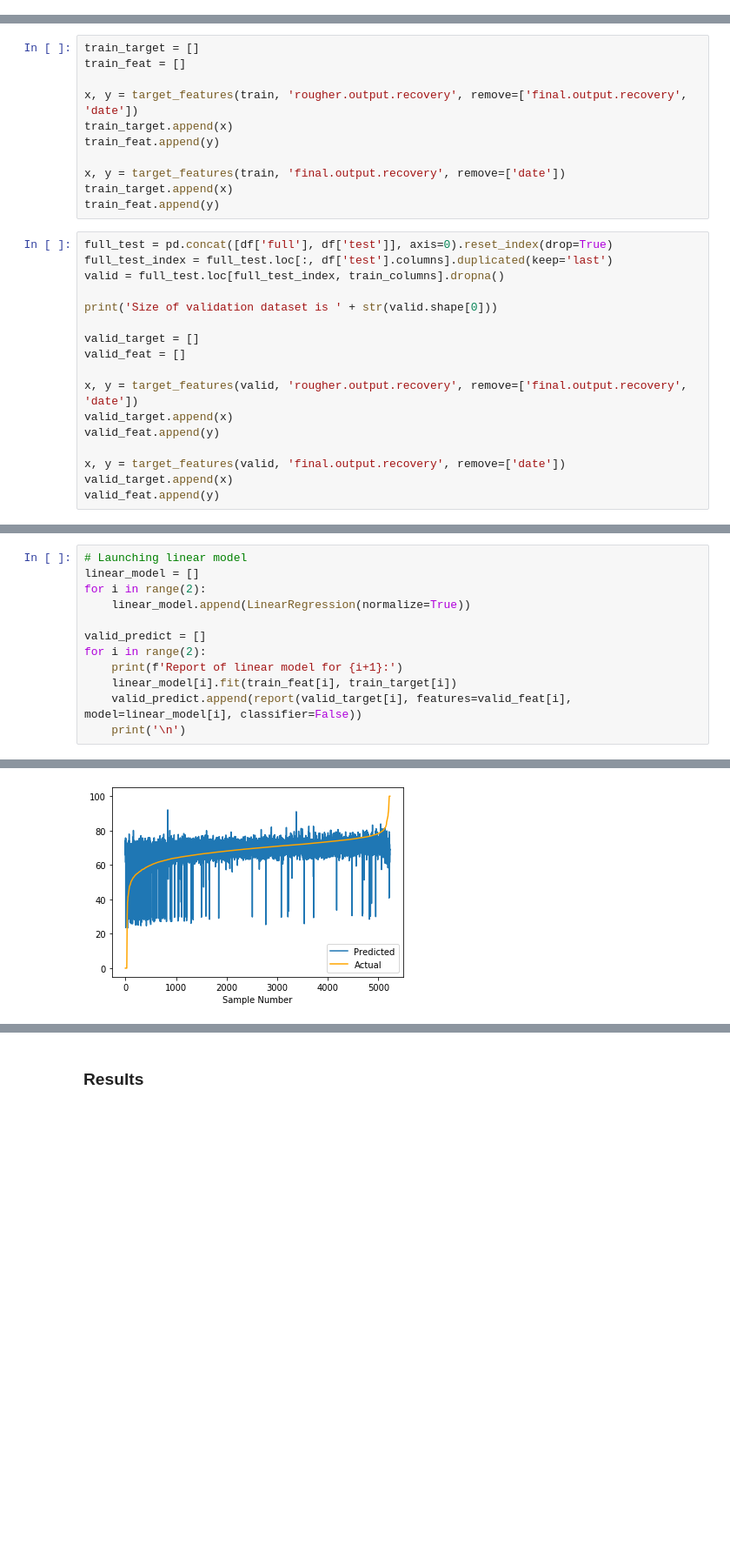
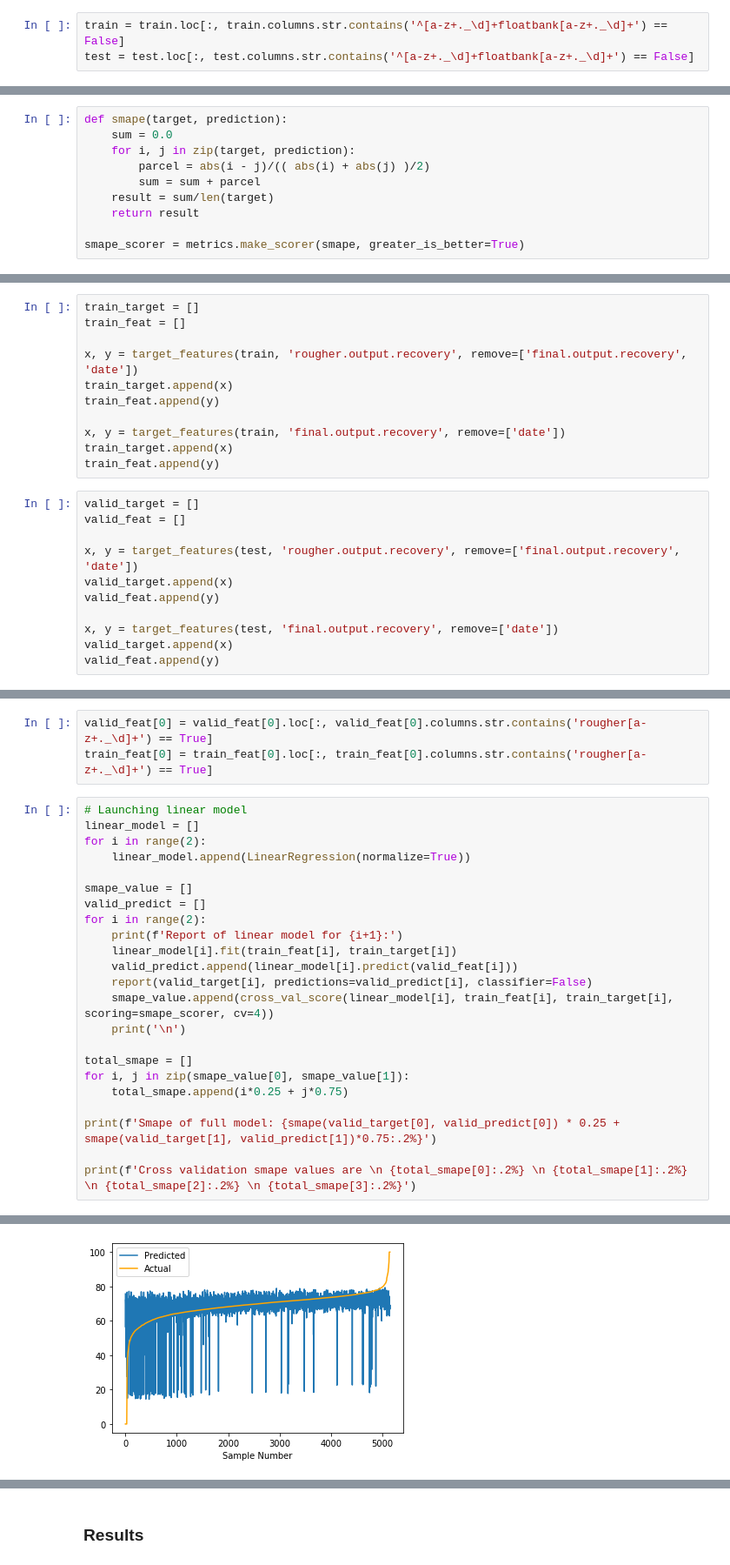
Before and after one commit to lucasmouragomes/portfolio, a Jupyter notebook: gold_mining/sprint10_project.ipynb, the cells around one changed output, grey strips where cells are left out. Shown at 87% size. Cells and saved outputs as stored; diff of their text form; blank space fills up the shorter version.

```diff
--- a/gold_mining/sprint10_project.ipynb
+++ b/gold_mining/sprint10_project.ipynb
@@ -396,7 +437,20 @@ test = df['test']
+# %%
+train = train.loc[:, train.columns.str.contains('^[a-z+._\d]+floatbank[a-z+._\d]+') == False]
+test = test.loc[:, test.columns.str.contains('^[a-z+._\d]+floatbank[a-z+._\d]+') == False]
 # %%
 def target_features(df, tar_col, remove=[]):
     target = df[tar_col]
     remove.append(tar_col)
     features = df[[x for x in df if x not in remove]]
     return target, features
+# %%
+def smape(target, prediction):
+    sum = 0.0
+    for i, j in zip(target, prediction):
+        parcel = abs(i - j)/(( abs(i) + abs(j) )/2)
+        sum = sum + parcel
+    result = sum/len(target)
+    return result
+
+smape_scorer = metrics.make_scorer(smape, greater_is_better=True)
 # %%
@@ -469,19 +510,13 @@ x, y = target_features(train, 'final.output.recovery', remove=['date'])
 train_target.append(x)
 train_feat.append(y)
 # %%
-full_test = pd.concat([df['full'], df['test']], axis=0).reset_index(drop=True)
-full_test_index = full_test.loc[:, df['test'].columns].duplicated(keep='last')
-valid = full_test.loc[full_test_index, train_columns].dropna()
-
-print('Size of validation dataset is ' + str(valid.shape[0]))
-
 valid_target = []
 valid_feat = []
 
-x, y = target_features(valid, 'rougher.output.recovery', remove=['final.output.recovery', 'date'])
+x, y = target_features(test, 'rougher.output.recovery', remove=['final.output.recovery', 'date'])
 valid_target.append(x)
 valid_feat.append(y)
 
-x, y = target_features(valid, 'final.output.recovery', remove=['date'])
+x, y = target_features(test, 'final.output.recovery', remove=['date'])
 valid_target.append(x)
 valid_feat.append(y)
@@ -490,14 +523,28 @@ Size of validation dataset is 5229
+# %%
+valid_feat[0] = valid_feat[0].loc[:, valid_feat[0].columns.str.contains('rougher[a-z+._\d]+') == True]
+train_feat[0] = train_feat[0].loc[:, train_feat[0].columns.str.contains('rougher[a-z+._\d]+') == True]
 # %%
 # Launching linear model
 linear_model = []
 for i in range(2):
     linear_model.append(LinearRegression(normalize=True))
 
+smape_value = []
 valid_predict = []
 for i in range(2):
     print(f'Report of linear model for {i+1}:')
     linear_model[i].fit(train_feat[i], train_target[i])
-    valid_predict.append(report(valid_target[i], features=valid_feat[i], model=linear_model[i], classifier=False))
+    valid_predict.append(linear_model[i].predict(valid_feat[i]))
+    report(valid_target[i], predictions=valid_predict[i], classifier=False)
+    smape_value.append(cross_val_score(linear_model[i], train_feat[i], train_target[i], scoring=smape_scorer, cv=4))
     print('\n')
+
+total_smape = []
+for i, j in zip(smape_value[0], smape_value[1]):
+    total_smape.append(i*0.25 + j*0.75)
+
+print(f'Smape of full model: {smape(valid_target[0], valid_predict[0]) * 0.25 + smape(valid_target[1], valid_predict[1])*0.75:.2%}')
+
+print(f'Cross validation smape values are \n {total_smape[0]:.2%} \n {total_smape[1]:.2%} \n {total_smape[2]:.2%} \n {total_smape[3]:.2%}')
 # %% [output]
 Report of linear model for 1:
@@ -516 +565 @@ Predictions median value: 69.70 (Target median is 69.86)
-[figure, old version]
+[figure, new version]
```
Also changed, not shown: parts of 64 cells of this notebook.
